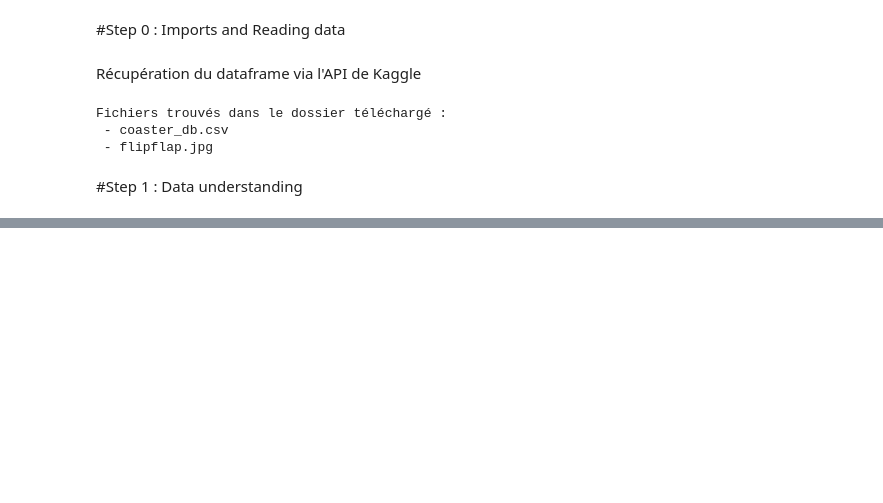
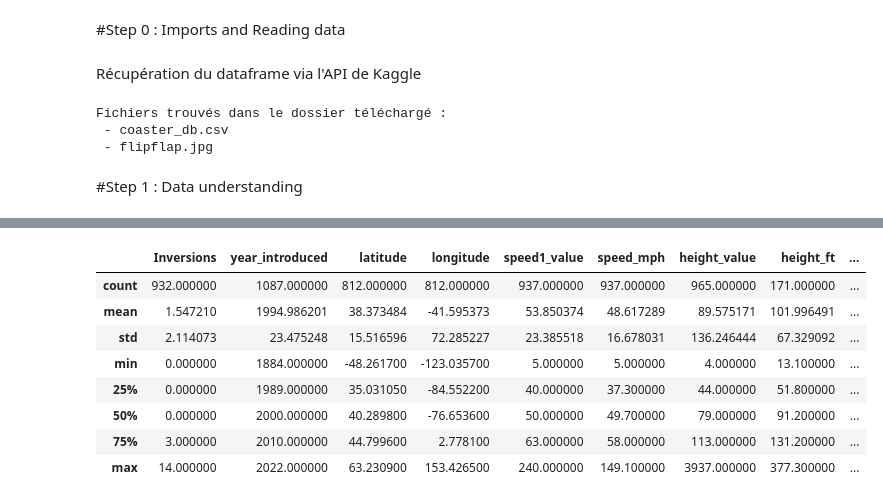
Before and after one commit to MarieExbrayat/test, a Jupyter notebook: Python/Kaggle1.ipynb, the cells around one changed output, grey strips where cells are left out. Cells and saved outputs as stored; diff of their text form; code cells hidden in the pictures; blank space fills up the shorter version.

```diff
--- a/Python/Kaggle1.ipynb
+++ b/Python/Kaggle1.ipynb
@@ -6,7 +6,9 @@ import numpy as np
 import matplotlib.pylab as plt
 import seaborn as sns
 plt.style.use('ggplot')
-#pd.set_option('max_columns', 200)
+pd.set_option('display.max_columns', 200)
+from itables import show
+import itables.options as opt
 # %% [markdown]
 Récupération du dataframe via l'API de Kaggle
 # %%
@@ -41,0 +71,13 @@ NameError: name 'df' is not defined
+# %%
+# Description des variables numériques
+df.describe()
+# %% [output]
+|  | Inversions | year_introduced | latitude | longitude | speed1_value | speed_mph | height_value | height_ft | ... |
+| count | 932.000000 | 1087.000000 | 812.000000 | 812.000000 | 937.000000 | 937.000000 | 965.000000 | 171.000000 | ... |
+| mean | 1.547210 | 1994.986201 | 38.373484 | -41.595373 | 53.850374 | 48.617289 | 89.575171 | 101.996491 | ... |
+| std | 2.114073 | 23.475248 | 15.516596 | 72.285227 | 23.385518 | 16.678031 | 136.246444 | 67.329092 | ... |
+| min | 0.000000 | 1884.000000 | -48.261700 | -123.035700 | 5.000000 | 5.000000 | 4.000000 | 13.100000 | ... |
+| 25% | 0.000000 | 1989.000000 | 35.031050 | -84.552200 | 40.000000 | 37.300000 | 44.000000 | 51.800000 | ... |
+| 50% | 0.000000 | 2000.000000 | 40.289800 | -76.653600 | 50.000000 | 49.700000 | 79.000000 | 91.200000 | ... |
+| 75% | 3.000000 | 2010.000000 | 44.799600 | 2.778100 | 63.000000 | 58.000000 | 113.000000 | 131.200000 | ... |
+| max | 14.000000 | 2022.000000 | 63.230900 | 153.426500 | 240.000000 | 149.100000 | 3937.000000 | 377.300000 | ... |
```
Also changed, not shown: parts of 16 cells of this notebook, 2 other files.
